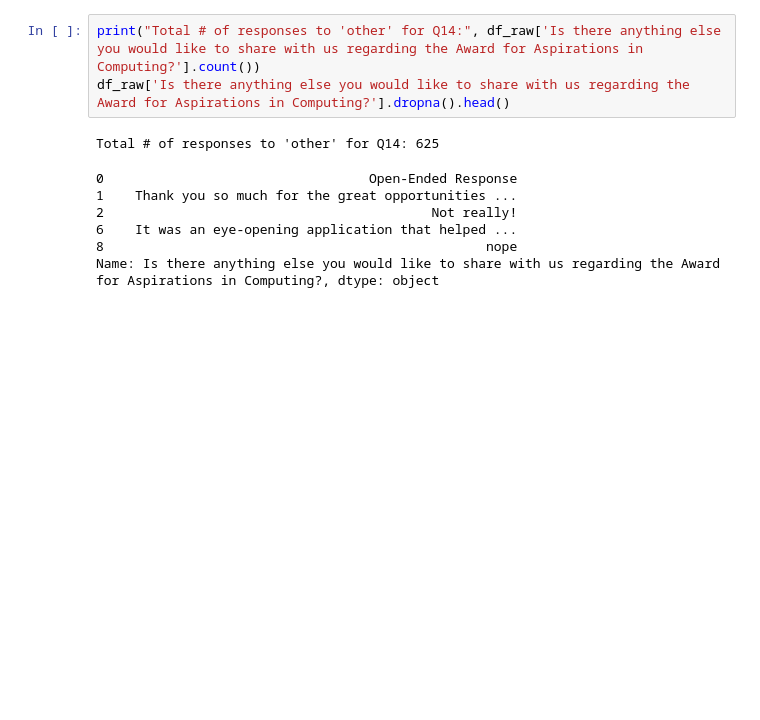
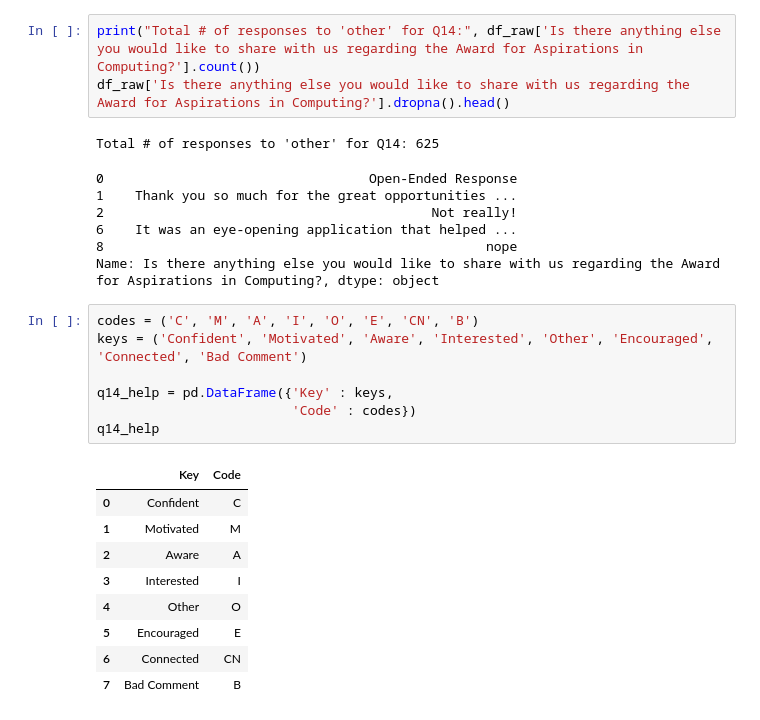
Before and after one commit to hannahweber/INFO3401-Final-Project, a Jupyter notebook: INFO Project.ipynb, the cells around one changed output. Saved outputs shown, nothing was run; the diff lists cells and outputs as text; blank space fills up the shorter version.

```diff
--- a/INFO Project.ipynb
+++ b/INFO Project.ipynb
@@ -426,3 +426,20 @@ Total # of responses to 'other' for Q14: 625
 6    It was an eye-opening application that helped ...
 8                                                 nope
 Name: Is there anything else you would like to share with us regarding the Award for Aspirations in Computing?, dtype: object
+# %%
+codes = ('C', 'M', 'A', 'I', 'O', 'E', 'CN', 'B')
+keys = ('Confident', 'Motivated', 'Aware', 'Interested', 'Other', 'Encouraged', 'Connected', 'Bad Comment')
+
+q14_help = pd.DataFrame({'Key' : keys,
+                         'Code' : codes})
+q14_help
+# %% [output]
+|  | Key | Code |
+| 0 | Confident | C |
+| 1 | Motivated | M |
+| 2 | Aware | A |
+| 3 | Interested | I |
+| 4 | Other | O |
+| 5 | Encouraged | E |
+| 6 | Connected | CN |
+| 7 | Bad Comment | B |
```
Also changed, not shown: 7 other files.
